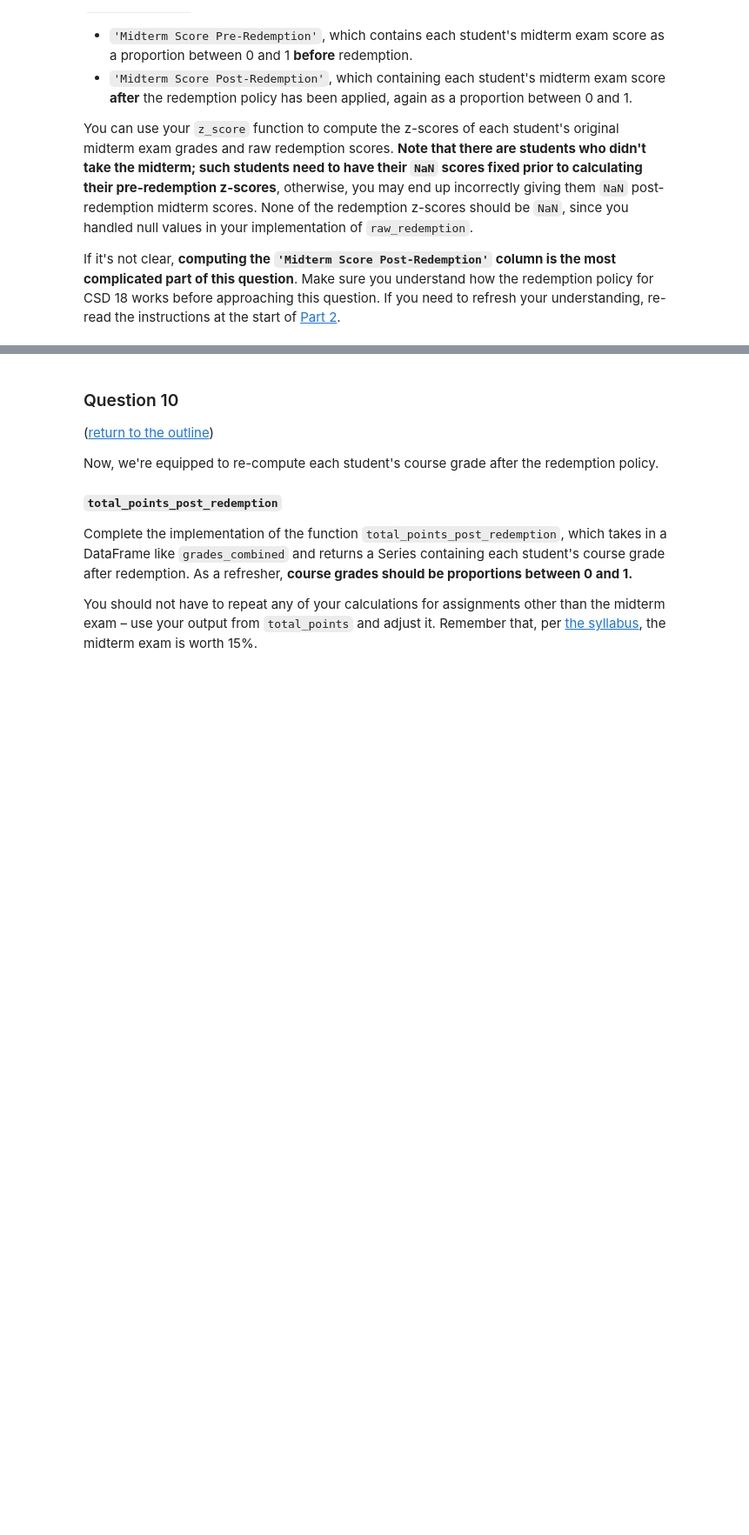
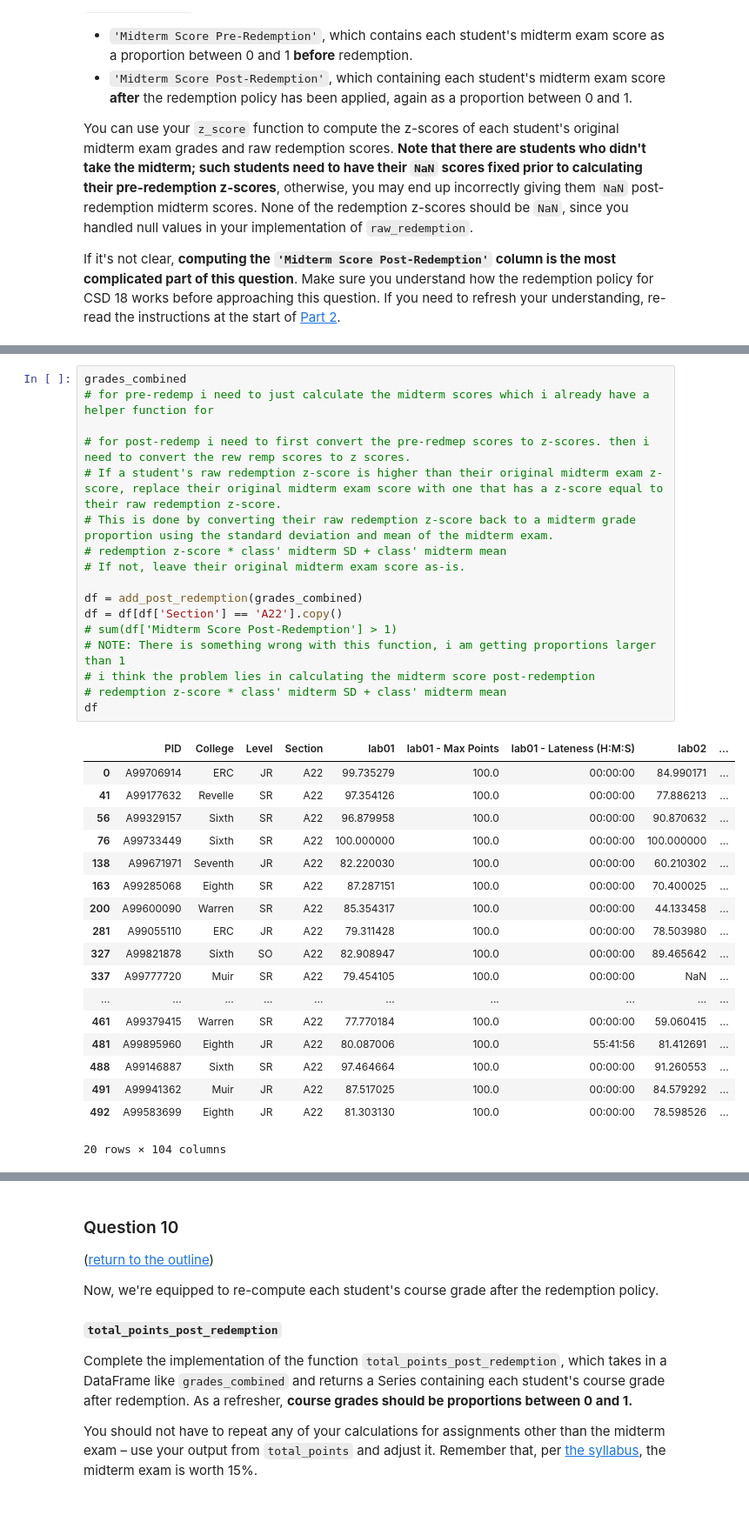
Before and after one commit to norahkerendian/dsc80-2024-fa, a Jupyter notebook: projects/project01/project.ipynb, the cells around one changed output, grey strips where cells are left out. Shown at 87% size. Drawn from its saved outputs; the diff is of its cells as text; blank space fills up the shorter version.

```diff
--- a/projects/project01/project.ipynb
+++ b/projects/project01/project.ipynb
@@ -730,2 +820,38 @@ If it's not clear, **computing the `'Midterm Score Post-Redemption'` column is t
+# %%
+grades_combined
+# for pre-redemp i need to just calculate the midterm scores which i already have a helper function for
+
+# for post-redemp i need to first convert the pre-redmep scores to z-scores. then i need to convert the rew remp scores to z scores.
+# If a student's raw redemption z-score is higher than their original midterm exam z-score, replace their original midterm exam score with one that has a z-score equal to their raw redemption z-score.
+# This is done by converting their raw redemption z-score back to a midterm grade proportion using the standard deviation and mean of the midterm exam.
+# redemption z-score * class' midterm SD + class' midterm mean
+# If not, leave their original midterm exam score as-is.
+
+df = add_post_redemption(grades_combined)
+df = df[df['Section'] == 'A22'].copy()
+# sum(df['Midterm Score Post-Redemption'] > 1)
+# NOTE: There is something wrong with this function, i am getting proportions larger than 1
+# i think the problem lies in calculating the midterm score post-redemption
+# redemption z-score * class' midterm SD + class' midterm mean
+df
+# %% [output]
+|  | PID | College | Level | Section | lab01 | lab01 - Max Points | lab01 - Lateness (H:M:S) | lab02 | ... |
+| 0 | A99706914 | ERC | JR | A22 | 99.735279 | 100.0 | 00:00:00 | 84.990171 | ... |
+| 41 | A99177632 | Revelle | SR | A22 | 97.354126 | 100.0 | 00:00:00 | 77.886213 | ... |
+| 56 | A99329157 | Sixth | SR | A22 | 96.879958 | 100.0 | 00:00:00 | 90.870632 | ... |
+| 76 | A99733449 | Sixth | SR | A22 | 100.000000 | 100.0 | 00:00:00 | 100.000000 | ... |
+| 138 | A99671971 | Seventh | JR | A22 | 82.220030 | 100.0 | 00:00:00 | 60.210302 | ... |
+| 163 | A99285068 | Eighth | SR | A22 | 87.287151 | 100.0 | 00:00:00 | 70.400025 | ... |
+| 200 | A99600090 | Warren | SR | A22 | 85.354317 | 100.0 | 00:00:00 | 44.133458 | ... |
+| 281 | A99055110 | ERC | JR | A22 | 79.311428 | 100.0 | 00:00:00 | 78.503980 | ... |
+| 327 | A99821878 | Sixth | SO | A22 | 82.908947 | 100.0 | 00:00:00 | 89.465642 | ... |
+| 337 | A99777720 | Muir | SR | A22 | 79.454105 | 100.0 | 00:00:00 | NaN | ... |
+| ... | ... | ... | ... | ... | ... | ... | ... | ... | ... |
+| 461 | A99379415 | Warren | SR | A22 | 77.770184 | 100.0 | 00:00:00 | 59.060415 | ... |
+| 481 | A99895960 | Eighth | JR | A22 | 80.087006 | 100.0 | 55:41:56 | 81.412691 | ... |
+| 488 | A99146887 | Sixth | SR | A22 | 97.464664 | 100.0 | 00:00:00 | 91.260553 | ... |
+| 491 | A99941362 | Muir | JR | A22 | 87.517025 | 100.0 | 00:00:00 | 84.579292 | ... |
+| 492 | A99583699 | Eighth | JR | A22 | 81.303130 | 100.0 | 00:00:00 | 78.598526 | ... |
+20 rows × 104 columns
 # %%
 grader.check("q9")
```
Also changed, not shown: parts of 31 cells of this notebook, 11 other files.
